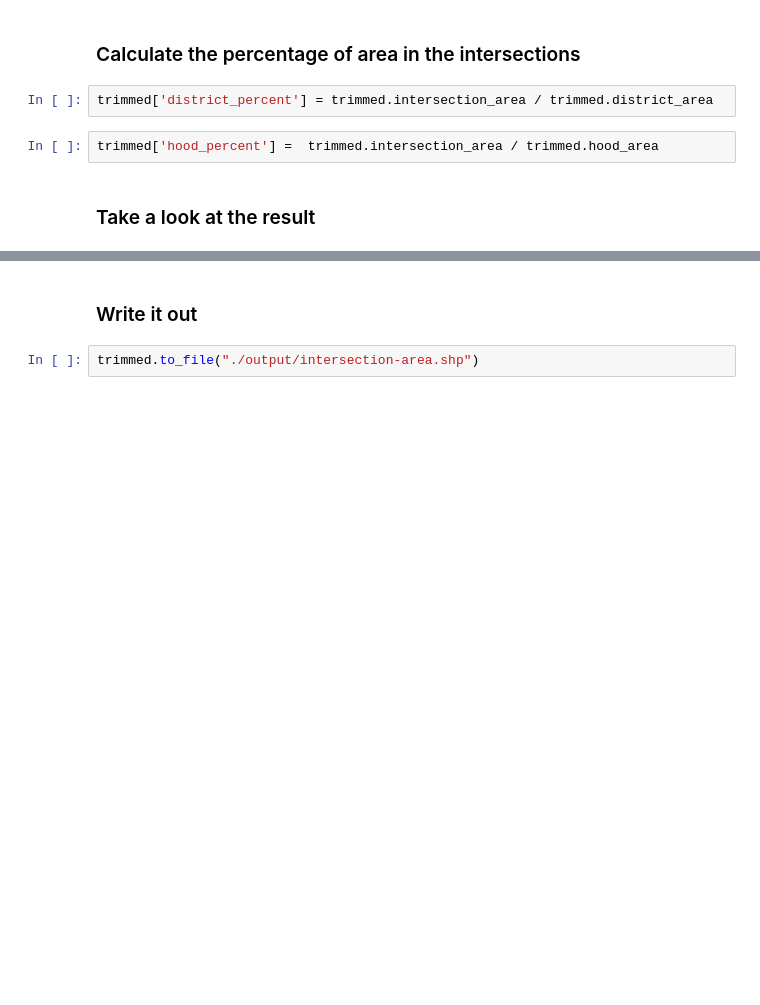
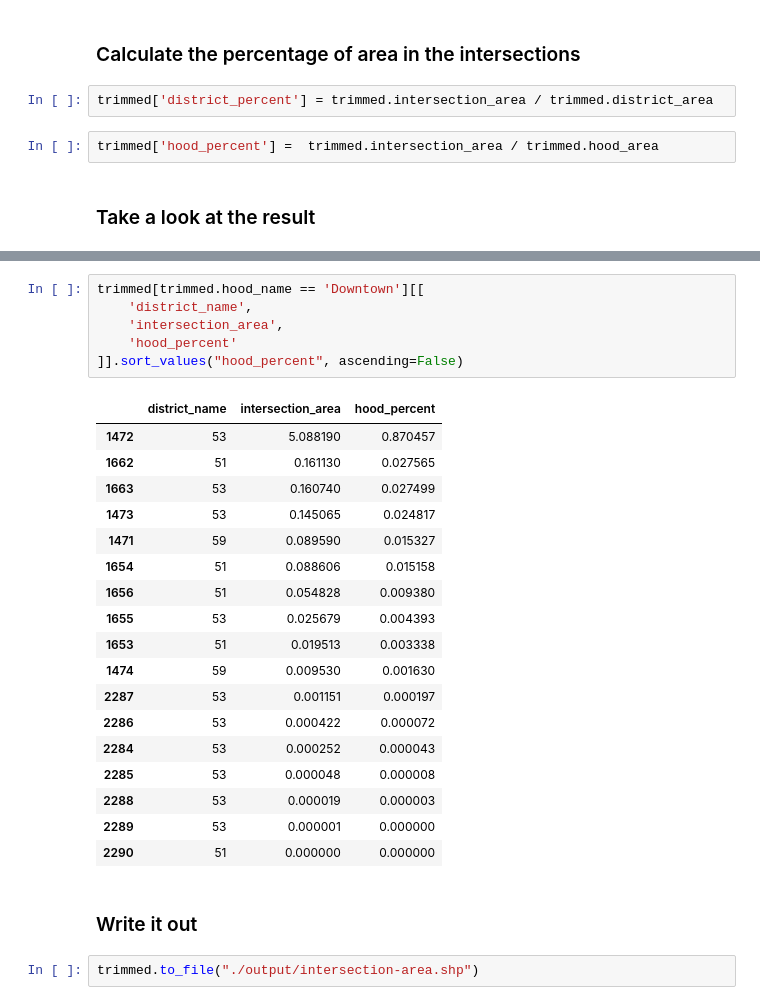
Before and after one commit to datadesk/geopandas-intersection-area-example, a Jupyter notebook: geopandas-intersection-area-example.ipynb, the cells around one changed output, grey strips where cells are left out. Drawn from its saved outputs; the diff is of its cells as text; blank space fills up the shorter version.

```diff
--- a/geopandas-intersection-area-example.ipynb
+++ b/geopandas-intersection-area-example.ipynb
@@ -174,3 +170,28 @@ trimmed.head()
+# %%
+trimmed[trimmed.hood_name == 'Downtown'][[
+    'district_name',
+    'intersection_area',
+    'hood_percent'
+]].sort_values("hood_percent", ascending=False)
+# %% [output]
+|  | district_name | intersection_area | hood_percent |
+| 1472 | 53 | 5.088190 | 0.870457 |
+| 1662 | 51 | 0.161130 | 0.027565 |
+| 1663 | 53 | 0.160740 | 0.027499 |
+| 1473 | 53 | 0.145065 | 0.024817 |
+| 1471 | 59 | 0.089590 | 0.015327 |
+| 1654 | 51 | 0.088606 | 0.015158 |
+| 1656 | 51 | 0.054828 | 0.009380 |
+| 1655 | 53 | 0.025679 | 0.004393 |
+| 1653 | 51 | 0.019513 | 0.003338 |
+| 1474 | 59 | 0.009530 | 0.001630 |
+| 2287 | 53 | 0.001151 | 0.000197 |
+| 2286 | 53 | 0.000422 | 0.000072 |
+| 2284 | 53 | 0.000252 | 0.000043 |
+| 2285 | 53 | 0.000048 | 0.000008 |
+| 2288 | 53 | 0.000019 | 0.000003 |
+| 2289 | 53 | 0.000001 | 0.000000 |
+| 2290 | 51 | 0.000000 | 0.000000 |
 # %% [markdown]
 ### Write it out
 # %%
```
Also changed, not shown: parts of 3 cells of this notebook, 1 other file.
